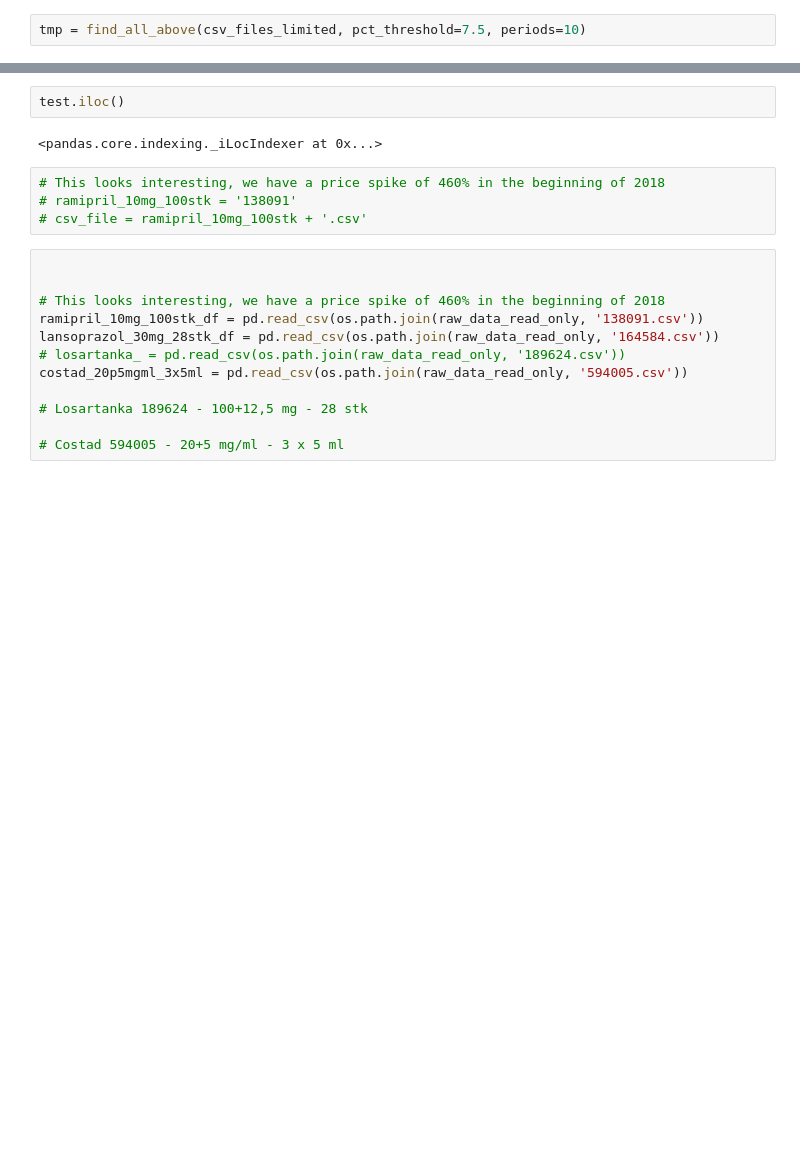
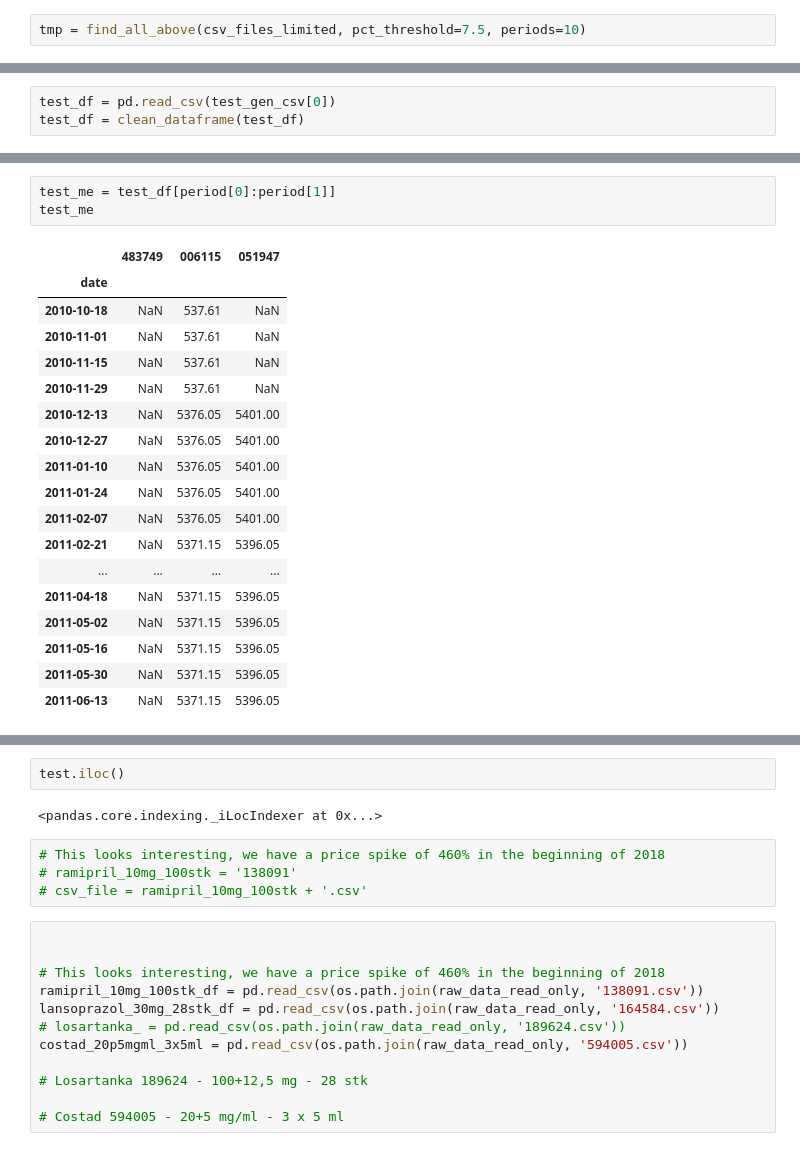
Before and after one commit to blackplague/sds2019, a Jupyter notebook: exam/sds2019_exam_analyzer.ipynb, the cells around one changed output, grey strips where cells are left out. Saved outputs shown, nothing was run; the diff lists cells and outputs as text; blank space fills up the shorter version.

```diff
--- a/exam/sds2019_exam_analyzer.ipynb
+++ b/exam/sds2019_exam_analyzer.ipynb
@@ -191,0 +315,3 @@ test = tmp['512521']
+# %%
+test_df = pd.read_csv(test_gen_csv[0])
+test_df = clean_dataframe(test_df)
@@ -191,0 +433,22 @@ test = tmp['512521']
+# %%
+test_me = test_df[period[0]:period[1]]
+test_me
+# %% [output]
+|  | 483749 | 006115 | 051947 |
+| date |  |  |  |
+| 2010-10-18 | NaN | 537.61 | NaN |
+| 2010-11-01 | NaN | 537.61 | NaN |
+| 2010-11-15 | NaN | 537.61 | NaN |
+| 2010-11-29 | NaN | 537.61 | NaN |
+| 2010-12-13 | NaN | 5376.05 | 5401.00 |
+| 2010-12-27 | NaN | 5376.05 | 5401.00 |
+| 2011-01-10 | NaN | 5376.05 | 5401.00 |
+| 2011-01-24 | NaN | 5376.05 | 5401.00 |
+| 2011-02-07 | NaN | 5376.05 | 5401.00 |
+| 2011-02-21 | NaN | 5371.15 | 5396.05 |
+| ... | ... | ... | ... |
+| 2011-04-18 | NaN | 5371.15 | 5396.05 |
+| 2011-05-02 | NaN | 5371.15 | 5396.05 |
+| 2011-05-16 | NaN | 5371.15 | 5396.05 |
+| 2011-05-30 | NaN | 5371.15 | 5396.05 |
+| 2011-06-13 | NaN | 5371.15 | 5396.05 |
```
Also changed, not shown: parts of 40 cells of this notebook.
